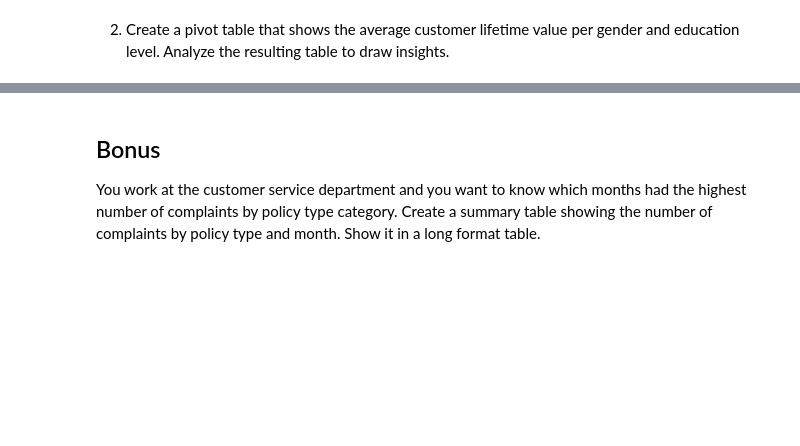
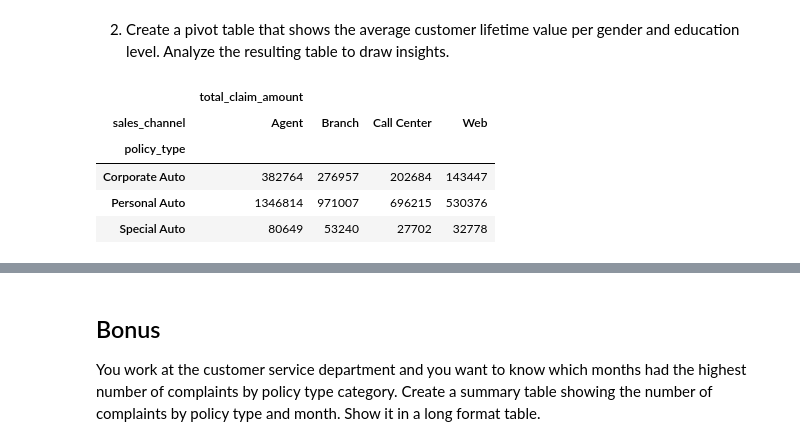
Before and after one commit to tobiasuihlein/lab-dw-data-structuring-and-combining, a Jupyter notebook: lab-dw-data-structuring-and-combining.ipynb, the cells around one changed output, grey strips where cells are left out. Drawn from its saved outputs; the diff is of its cells as text; code cells hidden in the pictures; blank space fills up the shorter version.

```diff
--- a/lab-dw-data-structuring-and-combining.ipynb
+++ b/lab-dw-data-structuring-and-combining.ipynb
@@ -187,3 +207,17 @@ This dataset contains information such as customer demographics, policy details,
 Round the total revenue to 2 decimal points.  Analyze the resulting table to draw insights.
 # %% [markdown]
 2. Create a pivot table that shows the average customer lifetime value per gender and education level. Analyze the resulting table to draw insights.
+# %%
+# 1.
+sum_func = lambda x: round(sum(x))
+df.pivot_table(index="policy_type", columns="sales_channel", values=["total_claim_amount"], aggfunc=sum_func)
+
+# For all policy types the best performing sales channel is 'Agent'.
+# 'Call Center' and 'Web' are the least performing sales channels.
+# %% [output]
+|  | total_claim_amount |  |  |  |
+| sales_channel | Agent | Branch | Call Center | Web |
+| policy_type |  |  |  |  |
+| Corporate Auto | 382764 | 276957 | 202684 | 143447 |
+| Personal Auto | 1346814 | 971007 | 696215 | 530376 |
+| Special Auto | 80649 | 53240 | 27702 | 32778 |
```
Also changed, not shown: parts of 14 cells of this notebook.
